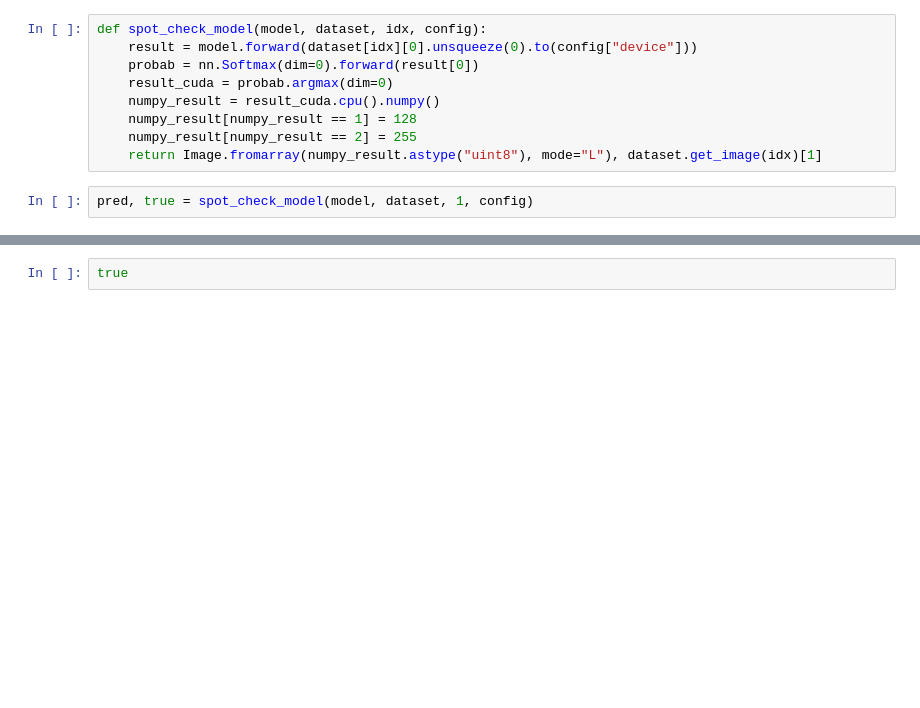
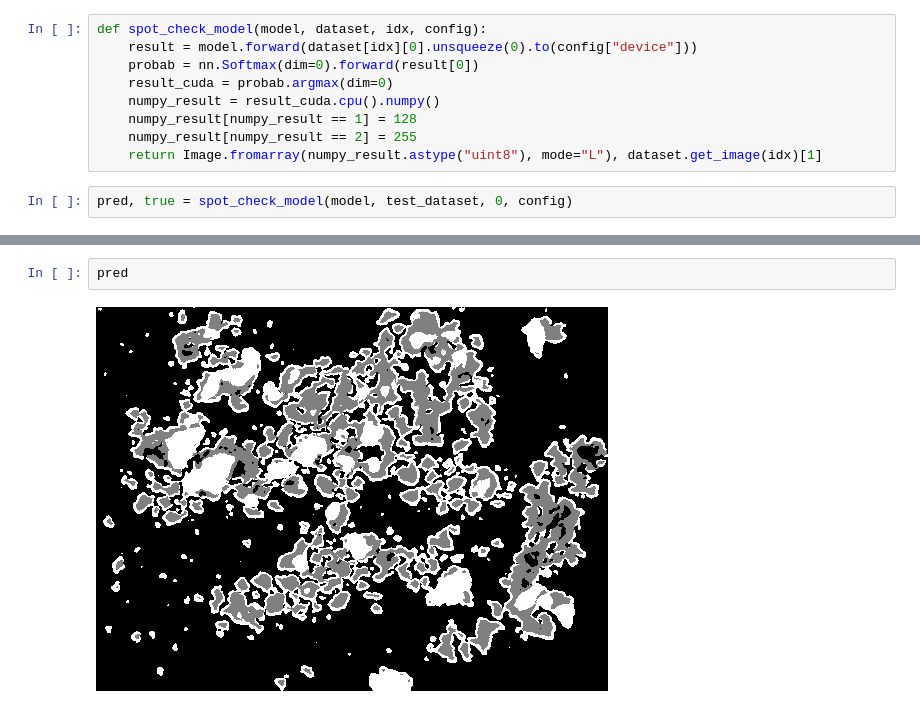
Before and after one commit to partyzans/data_playground, a Jupyter notebook: u2net/U2Net.ipynb, the cells around one changed output, grey strips where cells are left out. Drawn from its saved outputs; the diff is of its cells as text; blank space fills up the shorter version.

```diff
--- a/u2net/U2Net.ipynb
+++ b/u2net/U2Net.ipynb
@@ -325,4 +369,4 @@ def spot_check_model(model, dataset, idx, config):
     numpy_result[numpy_result == 2] = 255
     return Image.fromarray(numpy_result.astype("uint8"), mode="L"), dataset.get_image(idx)[1]
 # %%
-pred, true = spot_check_model(model, dataset, 1, config)
+pred, true = spot_check_model(model, test_dataset, 0, config)
@@ -331,2 +426,4 @@ pred
-# %%
-true
+# %%
+pred
+# %% [output]
+[figure, added]
```
Also changed, not shown: parts of 14 cells of this notebook, 4 other files.
